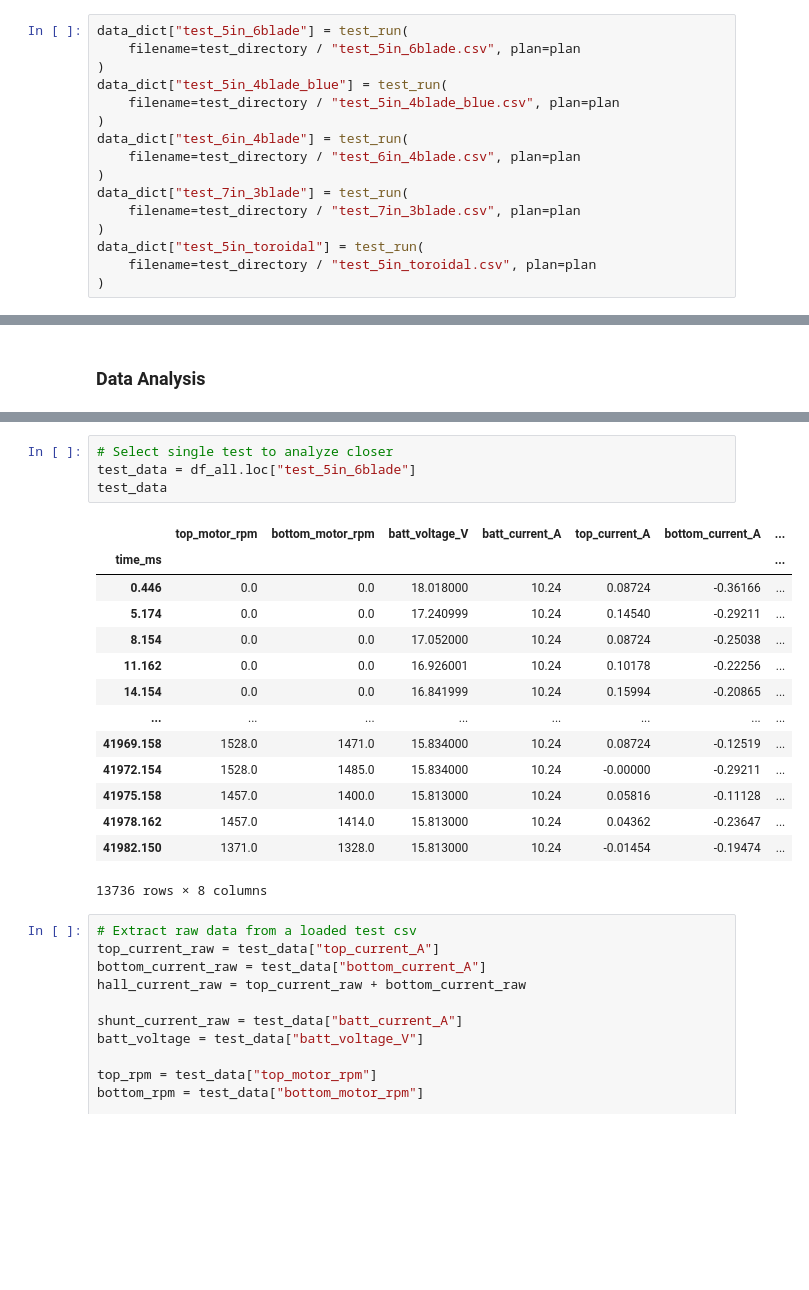
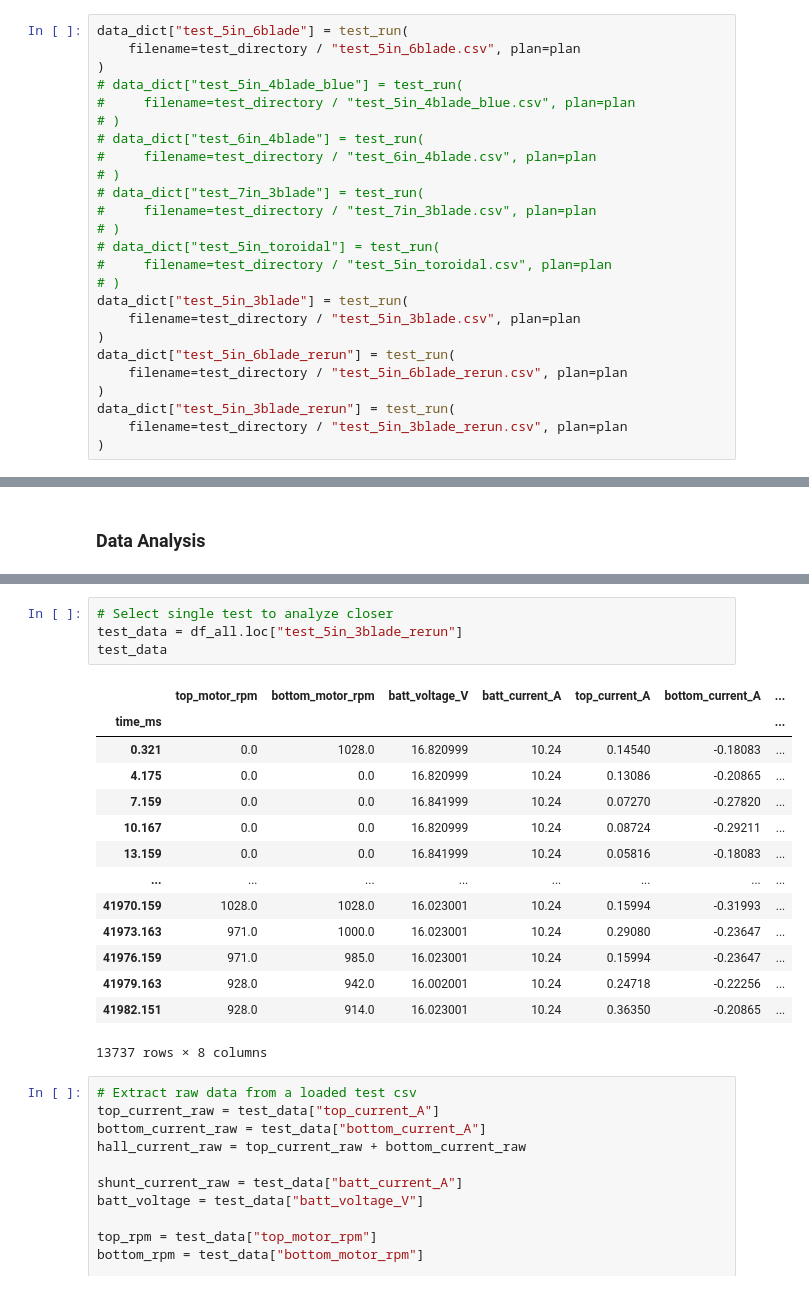
Before and after one commit to gtaharaedmonds/coaxial-drone, a Jupyter notebook: thrust_jig/test_runner/open_air_experiment_notebook.ipynb, the cells around one changed output, grey strips where cells are left out. Saved outputs shown, nothing was run; the diff lists cells and outputs as text; blank space fills up the shorter version.

```diff
--- a/thrust_jig/test_runner/open_air_experiment_notebook.ipynb
+++ b/thrust_jig/test_runner/open_air_experiment_notebook.ipynb
@@ -61,18 +64,27 @@ data_dict = {}
 data_dict["test_5in_6blade"] = test_run(
     filename=test_directory / "test_5in_6blade.csv", plan=plan
 )
-data_dict["test_5in_4blade_blue"] = test_run(
-    filename=test_directory / "test_5in_4blade_blue.csv", plan=plan
+# data_dict["test_5in_4blade_blue"] = test_run(
+#     filename=test_directory / "test_5in_4blade_blue.csv", plan=plan
+# )
+# data_dict["test_6in_4blade"] = test_run(
+#     filename=test_directory / "test_6in_4blade.csv", plan=plan
+# )
+# data_dict["test_7in_3blade"] = test_run(
+#     filename=test_directory / "test_7in_3blade.csv", plan=plan
+# )
+# data_dict["test_5in_toroidal"] = test_run(
+#     filename=test_directory / "test_5in_toroidal.csv", plan=plan
+# )
+data_dict["test_5in_3blade"] = test_run(
+    filename=test_directory / "test_5in_3blade.csv", plan=plan
 )
-data_dict["test_6in_4blade"] = test_run(
-    filename=test_directory / "test_6in_4blade.csv", plan=plan
+data_dict["test_5in_6blade_rerun"] = test_run(
+    filename=test_directory / "test_5in_6blade_rerun.csv", plan=plan
 )
-data_dict["test_7in_3blade"] = test_run(
-    filename=test_directory / "test_7in_3blade.csv", plan=plan
+data_dict["test_5in_3blade_rerun"] = test_run(
+    filename=test_directory / "test_5in_3blade_rerun.csv", plan=plan
 )
-data_dict["test_5in_toroidal"] = test_run(
-    filename=test_directory / "test_5in_toroidal.csv", plan=plan
-)
 # %% [output]
 Loading saved data
 Loading saved data
@@ -103,22 +127,22 @@ df_all
 # %%
 # Select single test to analyze closer
-test_data = df_all.loc["test_5in_6blade"]
+test_data = df_all.loc["test_5in_3blade_rerun"]
 test_data
 # %% [output]
 |  | top_motor_rpm | bottom_motor_rpm | batt_voltage_V | batt_current_A | top_current_A | bottom_current_A | ... |
 | time_ms |  |  |  |  |  |  | ... |
-| 0.446 | 0.0 | 0.0 | 18.018000 | 10.24 | 0.08724 | -0.36166 | ... |
-| 5.174 | 0.0 | 0.0 | 17.240999 | 10.24 | 0.14540 | -0.29211 | ... |
-| 8.154 | 0.0 | 0.0 | 17.052000 | 10.24 | 0.08724 | -0.25038 | ... |
-| 11.162 | 0.0 | 0.0 | 16.926001 | 10.24 | 0.10178 | -0.22256 | ... |
-| 14.154 | 0.0 | 0.0 | 16.841999 | 10.24 | 0.15994 | -0.20865 | ... |
+| 0.321 | 0.0 | 1028.0 | 16.820999 | 10.24 | 0.14540 | -0.18083 | ... |
+| 4.175 | 0.0 | 0.0 | 16.820999 | 10.24 | 0.13086 | -0.20865 | ... |
+| 7.159 | 0.0 | 0.0 | 16.841999 | 10.24 | 0.07270 | -0.27820 | ... |
+| 10.167 | 0.0 | 0.0 | 16.820999 | 10.24 | 0.08724 | -0.29211 | ... |
+| 13.159 | 0.0 | 0.0 | 16.841999 | 10.24 | 0.05816 | -0.18083 | ... |
 | ... | ... | ... | ... | ... | ... | ... | ... |
-| 41969.158 | 1528.0 | 1471.0 | 15.834000 | 10.24 | 0.08724 | -0.12519 | ... |
-| 41972.154 | 1528.0 | 1485.0 | 15.834000 | 10.24 | -0.00000 | -0.29211 | ... |
-| 41975.158 | 1457.0 | 1400.0 | 15.813000 | 10.24 | 0.05816 | -0.11128 | ... |
-| 41978.162 | 1457.0 | 1414.0 | 15.813000 | 10.24 | 0.04362 | -0.23647 | ... |
-| 41982.150 | 1371.0 | 1328.0 | 15.813000 | 10.24 | -0.01454 | -0.19474 | ... |
+| 41970.159 | 1028.0 | 1028.0 | 16.023001 | 10.24 | 0.15994 | -0.31993 | ... |
+| 41973.163 | 971.0 | 1000.0 | 16.023001 | 10.24 | 0.29080 | -0.23647 | ... |
+| 41976.159 | 971.0 | 985.0 | 16.023001 | 10.24 | 0.15994 | -0.23647 | ... |
+| 41979.163 | 928.0 | 942.0 | 16.002001 | 10.24 | 0.24718 | -0.22256 | ... |
+| 41982.151 | 928.0 | 914.0 | 16.023001 | 10.24 | 0.36350 | -0.20865 | ... |
-13736 rows × 8 columns
+13737 rows × 8 columns
 # %%
 # Extract raw data from a loaded test csv
 top_current_raw = test_data["top_current_A"]
```
Also changed, not shown: parts of 9 cells of this notebook, 3 other files.
